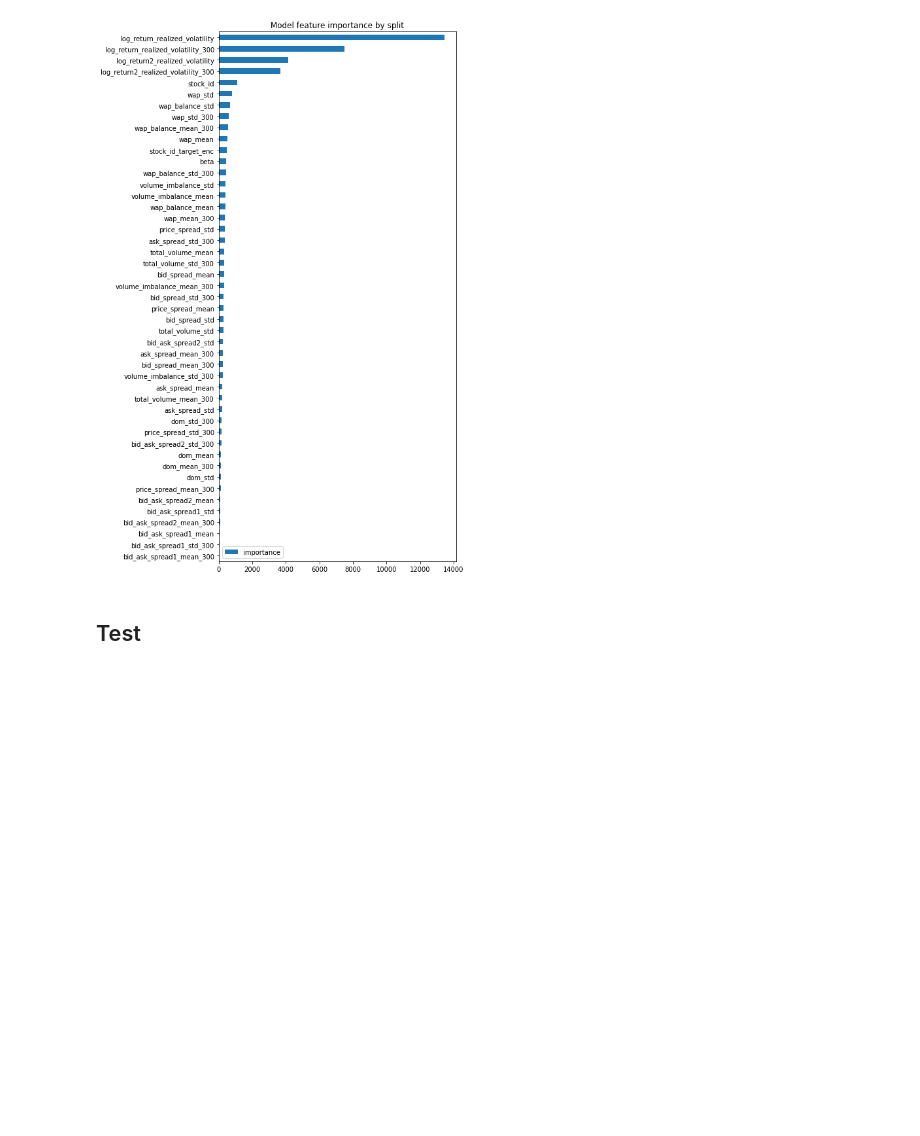
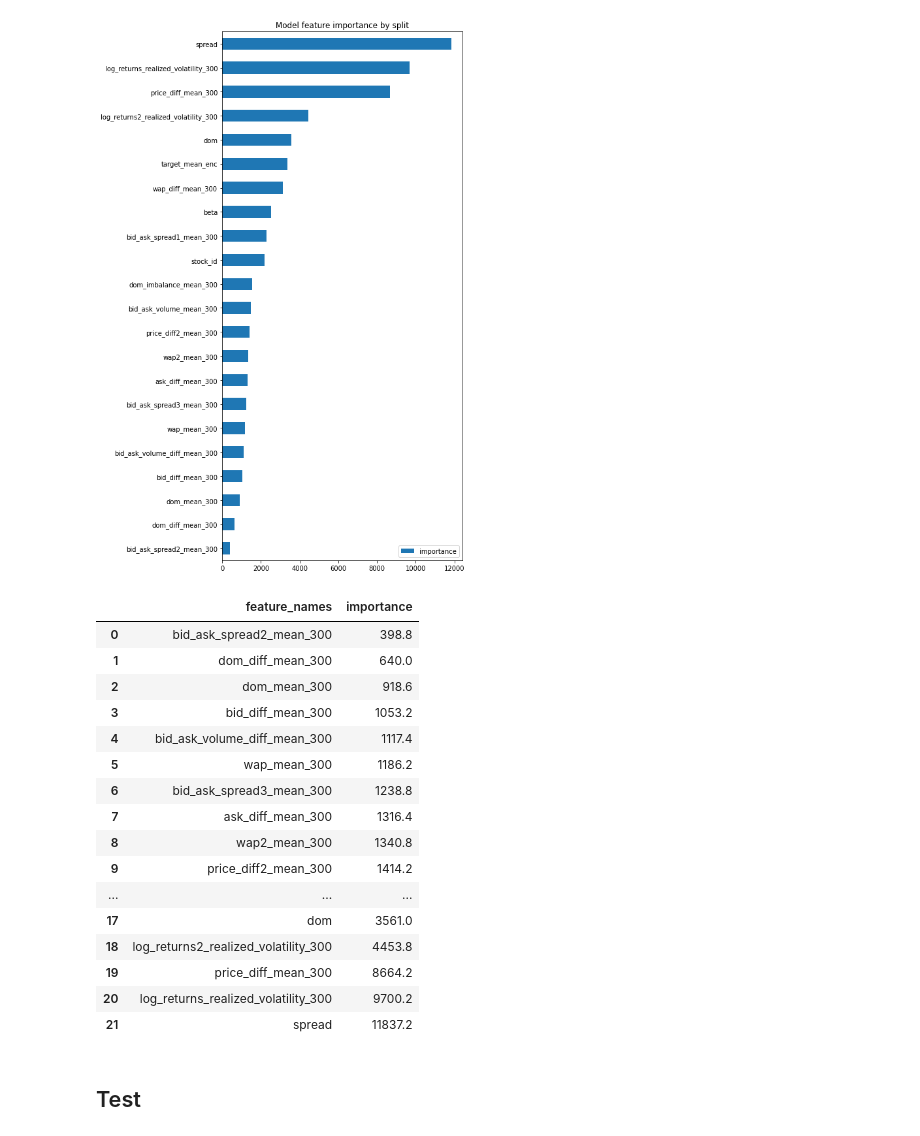
Before and after one commit to numanfr/DATA_project, a Jupyter notebook: LightGBM.ipynb, the cells around one changed output. Saved outputs shown, nothing was run; the diff lists cells and outputs as text; code cells hidden in the pictures; blank space fills up the shorter version.

```diff
--- a/LightGBM.ipynb
+++ b/LightGBM.ipynb
@@ -186,6 +209,0 @@ df_train = preprocessor(list_stock_ids=train_ids, is_train=True)
-# %%
-beta_df = pd.read_csv("all_times.csv")
-#beta[beta.time_id == 5][beta.stock_id == 0].beta
-
-df_train['beta'] = beta_df.beta
-df_train = df_train.fillna(0)
@@ -208,3 +209,0 @@ df_train
-# %%
-df_train['target'] = df_train['log_return_realized_volatility']
-df_train
@@ -331,6 +288,0 @@ def plot_importance(importance_df, title='',
-# %%
-df_train['stock_id'] = df_train['stock_id'].astype(int)
-df_test['stock_id'] = df_test['stock_id'].astype(int)
-
-X = df_train.drop(['row_id','target'],axis=1)
-y = df_train['target']
@@ -367,5 +314,6 @@ split_importance_list = []
 # %%
 %%time
+
 for fold, (trn_idx, val_idx) in enumerate(kf.split(X, y)):
 
     print("Fold :", fold+1)
@@ -387,15 +335,15 @@ for fold, (trn_idx, val_idx) in enumerate(kf.split(X, y)):
                       valid_sets=[lgbm_train, lgbm_valid],
                       num_boost_round=5000,
                       feval=feval_RMSPE,
-                      verbose_eval=100,
-                      categorical_feature = ['stock_id']
-                     )
+                      callbacks=[lgbm.log_evaluation(period=100)])
 
     # validation
     y_pred = model.predict(X_valid, num_iteration=model.best_iteration)
 
-    RMSPE = round(rmspe(y_true = y_valid, y_pred = y_pred),3)
-    print(f'Performance of the　prediction: , RMSPE: {RMSPE}')
+    RMSPE = round(rmspe(y_true = y_valid, y_pred = y_pred), 3)
+    print("*" * 100)
+
+    print(f'Performance RMSPE: {RMSPE}')
 
     #keep scores and models
     scores += RMSPE / 5
@@ -403,16 +351,13 @@ for fold, (trn_idx, val_idx) in enumerate(kf.split(X, y)):
     print("*" * 100)
 
     # --- calc model feature importance ---
-    if True:
 
-        feature_names = X_train.columns.values.tolist()
+    feature_names = X_train.columns.values.tolist()
 
-        gain_importance_df = calc_model_importance(
-            model, feature_names=feature_names, importance_type='gain')
-        gain_importance_list.append(gain_importance_df)
+    gain_importance_df = calc_model_importance(model, feature_names=feature_names, importance_type='gain')
+    gain_importance_list.append(gain_importance_df)
 
-        split_importance_df = calc_model_importance(
-            model, feature_names=feature_names, importance_type='split')
-        split_importance_list.append(split_importance_df)
+    split_importance_df = calc_model_importance(model, feature_names=feature_names, importance_type='split')
+    split_importance_list.append(split_importance_df)
 # %% [output]
 Fold : 1
@@ -528,10 +461,29 @@ mean_gain_df
 # %%
 mean_split_df = calc_mean_importance(split_importance_list)
 plot_importance(mean_split_df, title='Model feature importance by split')
 mean_split_df = mean_split_df.reset_index().rename(columns={'index': 'feature_names'})
 mean_split_df.to_csv('split_importance_mean.csv', index=False)
+
+mean_split_df
 # %% [output]
-[figure, old version]
+[figure, new version]
+|  | feature_names | importance |
+| 0 | bid_ask_spread2_mean_300 | 398.8 |
+| 1 | dom_diff_mean_300 | 640.0 |
+| 2 | dom_mean_300 | 918.6 |
+| 3 | bid_diff_mean_300 | 1053.2 |
+| 4 | bid_ask_volume_diff_mean_300 | 1117.4 |
+| 5 | wap_mean_300 | 1186.2 |
+| 6 | bid_ask_spread3_mean_300 | 1238.8 |
+| 7 | ask_diff_mean_300 | 1316.4 |
+| 8 | wap2_mean_300 | 1340.8 |
+| 9 | price_diff2_mean_300 | 1414.2 |
+| ... | ... | ... |
+| 17 | dom | 3561.0 |
+| 18 | log_returns2_realized_volatility_300 | 4453.8 |
+| 19 | price_diff_mean_300 | 8664.2 |
+| 20 | log_returns_realized_volatility_300 | 9700.2 |
+| 21 | spread | 11837.2 |
 # %% [markdown]
 ## Test
 # %%
```
Also changed, not shown: parts of 48 cells of this notebook.
